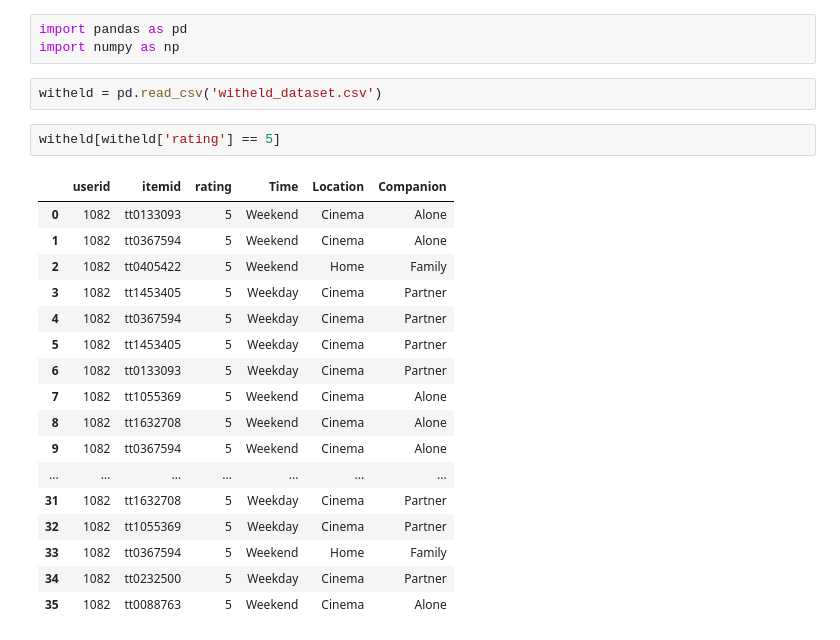
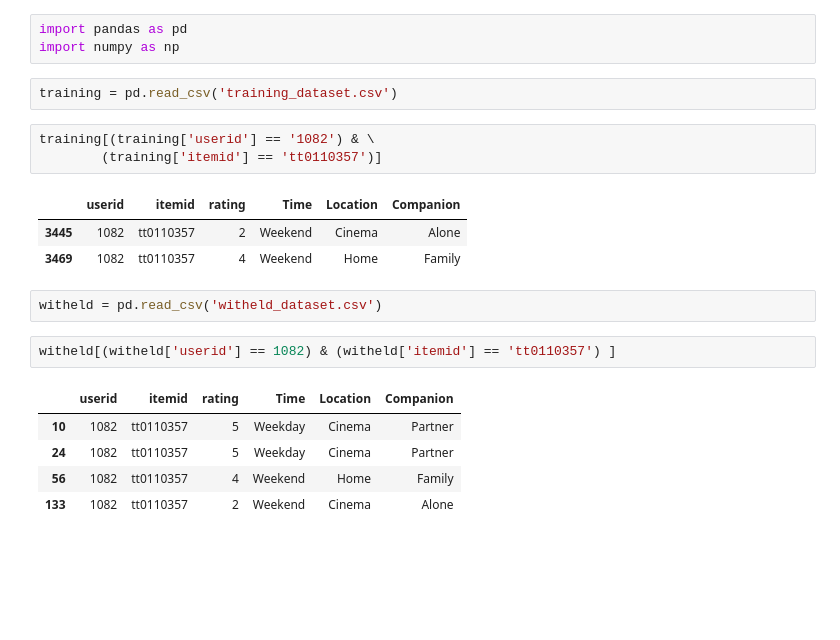
Before and after one commit to johaneschristian/daa-cars-algorithm, a Jupyter notebook: Untitled.ipynb, the cells around one changed output. Saved outputs shown, nothing was run; the diff lists cells and outputs as text; blank space fills up the shorter version.

```diff
--- a/Untitled.ipynb
+++ b/Untitled.ipynb
@@ -2,24 +2,21 @@
 import pandas as pd
 import numpy as np
 # %%
-witheld = pd.read_csv('witheld_dataset.csv')
+training = pd.read_csv('training_dataset.csv')
 # %%
-witheld[witheld['rating'] == 5]
+training[(training['userid'] == '1082') & \
+        (training['itemid'] == 'tt0110357')]
 # %% [output]
 |  | userid | itemid | rating | Time | Location | Companion |
-| 0 | 1082 | tt0133093 | 5 | Weekend | Cinema | Alone |
-| 1 | 1082 | tt0367594 | 5 | Weekend | Cinema | Alone |
-| 2 | 1082 | tt0405422 | 5 | Weekend | Home | Family |
-| 3 | 1082 | tt1453405 | 5 | Weekday | Cinema | Partner |
-| 4 | 1082 | tt0367594 | 5 | Weekday | Cinema | Partner |
-| 5 | 1082 | tt1453405 | 5 | Weekday | Cinema | Partner |
-| 6 | 1082 | tt0133093 | 5 | Weekday | Cinema | Partner |
-| 7 | 1082 | tt1055369 | 5 | Weekend | Cinema | Alone |
-| 8 | 1082 | tt1632708 | 5 | Weekend | Cinema | Alone |
-| 9 | 1082 | tt0367594 | 5 | Weekend | Cinema | Alone |
-| ... | ... | ... | ... | ... | ... | ... |
-| 31 | 1082 | tt1632708 | 5 | Weekday | Cinema | Partner |
-| 32 | 1082 | tt1055369 | 5 | Weekday | Cinema | Partner |
-| 33 | 1082 | tt0367594 | 5 | Weekend | Home | Family |
-| 34 | 1082 | tt0232500 | 5 | Weekday | Cinema | Partner |
-| 35 | 1082 | tt0088763 | 5 | Weekend | Cinema | Alone |
+| 3445 | 1082 | tt0110357 | 2 | Weekend | Cinema | Alone |
+| 3469 | 1082 | tt0110357 | 4 | Weekend | Home | Family |
+# %%
+witheld = pd.read_csv('witheld_dataset.csv')
+# %%
+witheld[(witheld['userid'] == 1082) & (witheld['itemid'] == 'tt0110357') ]
+# %% [output]
+|  | userid | itemid | rating | Time | Location | Companion |
+| 10 | 1082 | tt0110357 | 5 | Weekday | Cinema | Partner |
+| 24 | 1082 | tt0110357 | 5 | Weekday | Cinema | Partner |
+| 56 | 1082 | tt0110357 | 4 | Weekend | Home | Family |
+| 133 | 1082 | tt0110357 | 2 | Weekend | Cinema | Alone |
```
Also changed, not shown: 8 other files.
